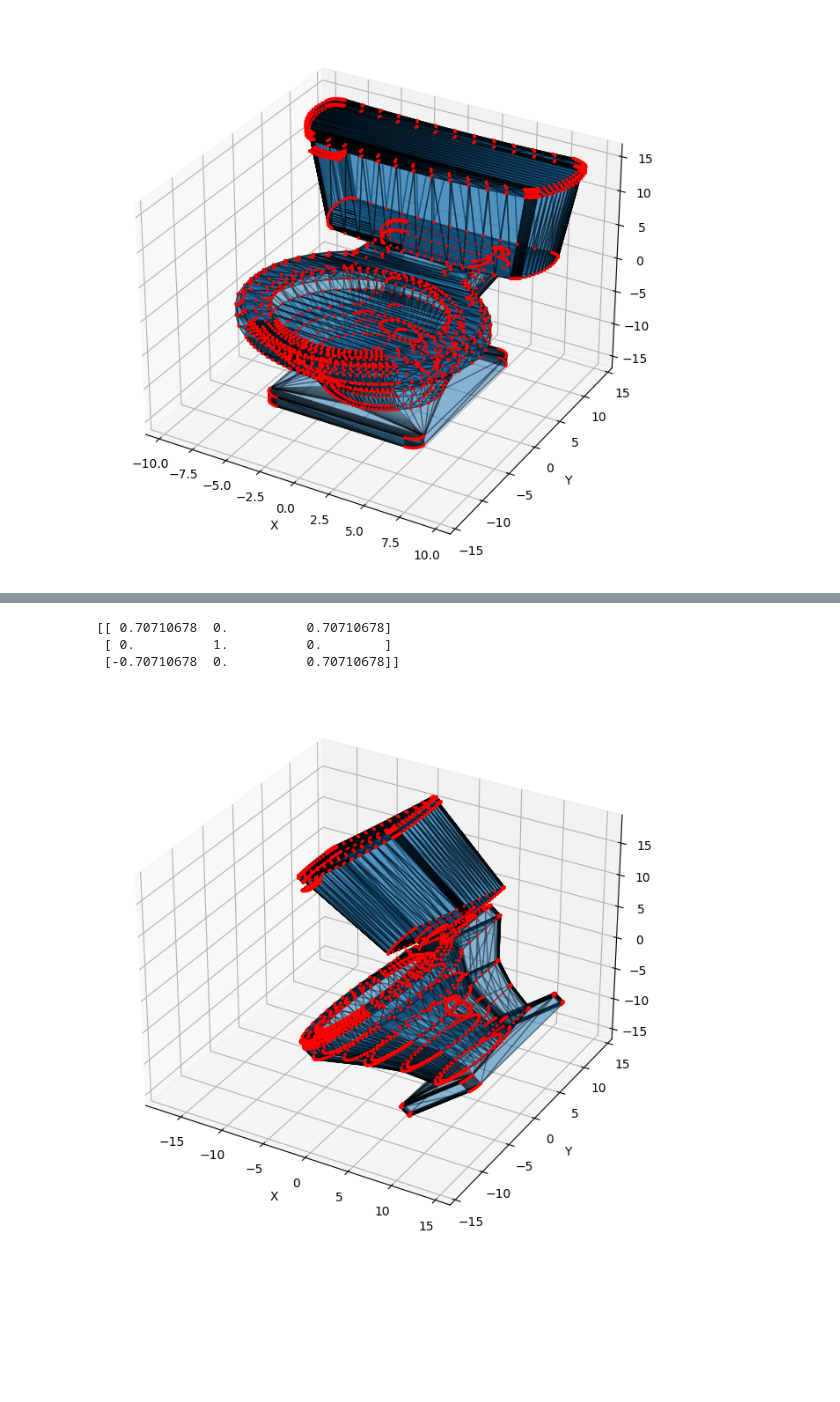
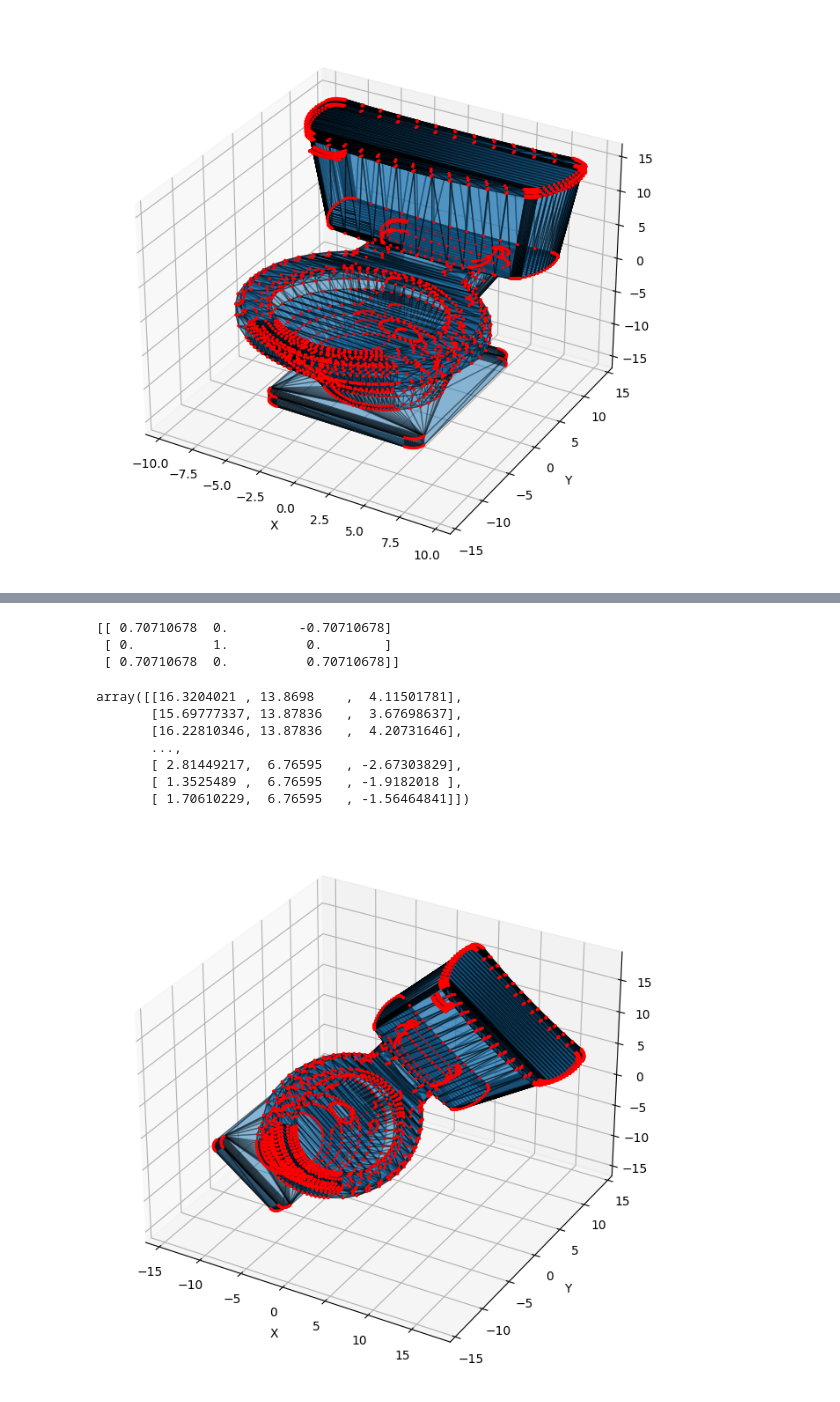
Before and after one commit to AnnaAkhlamova/lab1_linear_algebra, a Jupyter notebook: lab1.ipynb, the cells around one changed output, grey strips where cells are left out. Saved outputs shown, nothing was run; the diff lists cells and outputs as text; code cells hidden in the pictures; blank space fills up the shorter version.

```diff
--- a/lab1.ipynb
+++ b/lab1.ipynb
@@ -207,17 +356,28 @@ plot_off(rotate_yz(vertices, 45), faces)
 def rotate_xz(X, theta):
     theta = np.deg2rad(theta)
     R = np.array([
-        [ np.cos(theta), 0, np.sin(theta)],
+        [ np.cos(theta), 0, -np.sin(theta)],
         [ 0,             1, 0],
-        [-np.sin(theta), 0, np.cos(theta)]
+        [np.sin(theta), 0, np.cos(theta)]
     ], dtype=float)
     X_new = X.copy() @ R
     print(R)
     return X_new
 
-plot_off(rotate_xz(vertices, 45), faces)
+rotxz=rotate_xz(vertices, 45)
+rotxz
 # %% [output]
-[[ 0.70710678  0.          0.70710678]
+[[ 0.70710678  0.         -0.70710678]
  [ 0.          1.          0.        ]
- [-0.70710678  0.          0.70710678]]
+ [ 0.70710678  0.          0.70710678]]
-[figure, removed]
+array([[16.3204021 , 13.8698    ,  4.11501781],
+       [15.69777337, 13.87836   ,  3.67698637],
+       [16.22810346, 13.87836   ,  4.20731646],
+       ...,
+       [ 2.81449217,  6.76595   , -2.67303829],
+       [ 1.3525489 ,  6.76595   , -1.9182018 ],
+       [ 1.70610229,  6.76595   , -1.56464841]])
+# %%
+plot_off(rotxz, faces)
+# %% [output]
+[figure, added]
```
Also changed, not shown: parts of 30 cells of this notebook.
